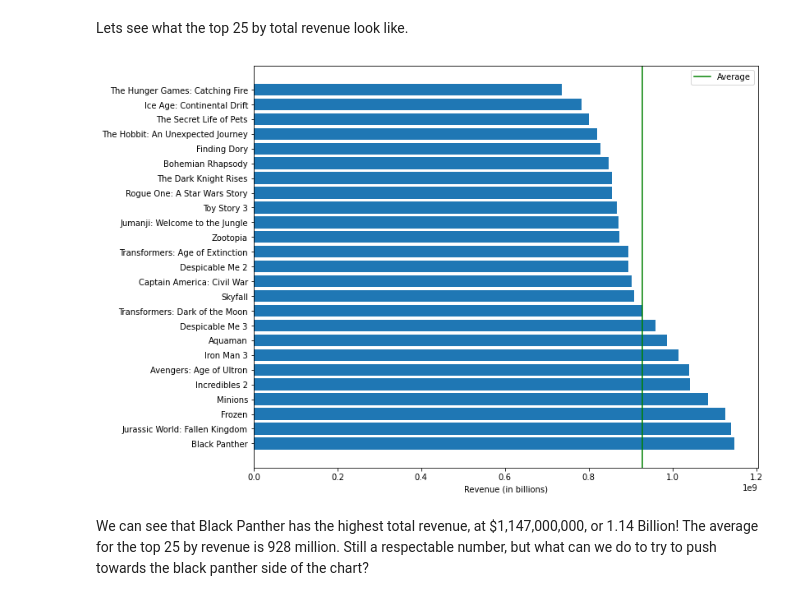
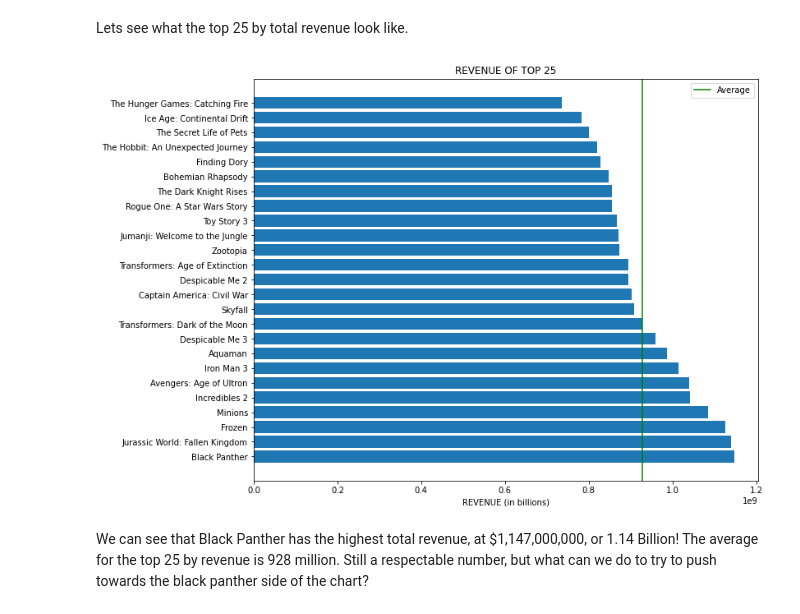
Before and after one commit to Djohnson1313/Phase_2_Project, a Jupyter notebook: Phase.2.project.notebook.ipynb, the cells around one changed output. Drawn from its saved outputs; the diff is of its cells as text; code cells hidden in the pictures.

```diff
--- a/Phase.2.project.notebook.ipynb
+++ b/Phase.2.project.notebook.ipynb
@@ -353,16 +391,17 @@ top_25 = df5.sort_values(by = 'total_revenue', ascending = False)[:25] # create
 # %%
 fig, ax = plt.subplots(figsize = (11, 9)) # create figure for plot
 
 x = top_25['total_revenue'] # assign variable for total revenue numbers
 y = top_25['title'] # assign variable for title names
 height_mean = round(sum(x) / len(x)) # find average for total_revenue
 ax.axvline(height_mean, color = 'green') # place average line
-ax.set_xlabel('Revenue (in billions)') # set axis name
+ax.set_xlabel('REVENUE (in billions)') # set axis name
 ax.barh(y,x) # create plot
+ax.set_title('REVENUE OF TOP 25') # title plot
 plt.legend(['Average']) # create legend
 plt.show(); # output
 # %% [output]
-[figure, old version]
+[figure, new version]
 # %% [markdown]
 We can see that Black Panther has the highest total revenue, at $1,147,000,000, or 1.14 Billion!
 The average for the top 25 by revenue is 928 million. Still a respectable number, but what can we do to try to push towards the black panther side of the chart?
```
Also changed, not shown: parts of 21 cells of this notebook.
